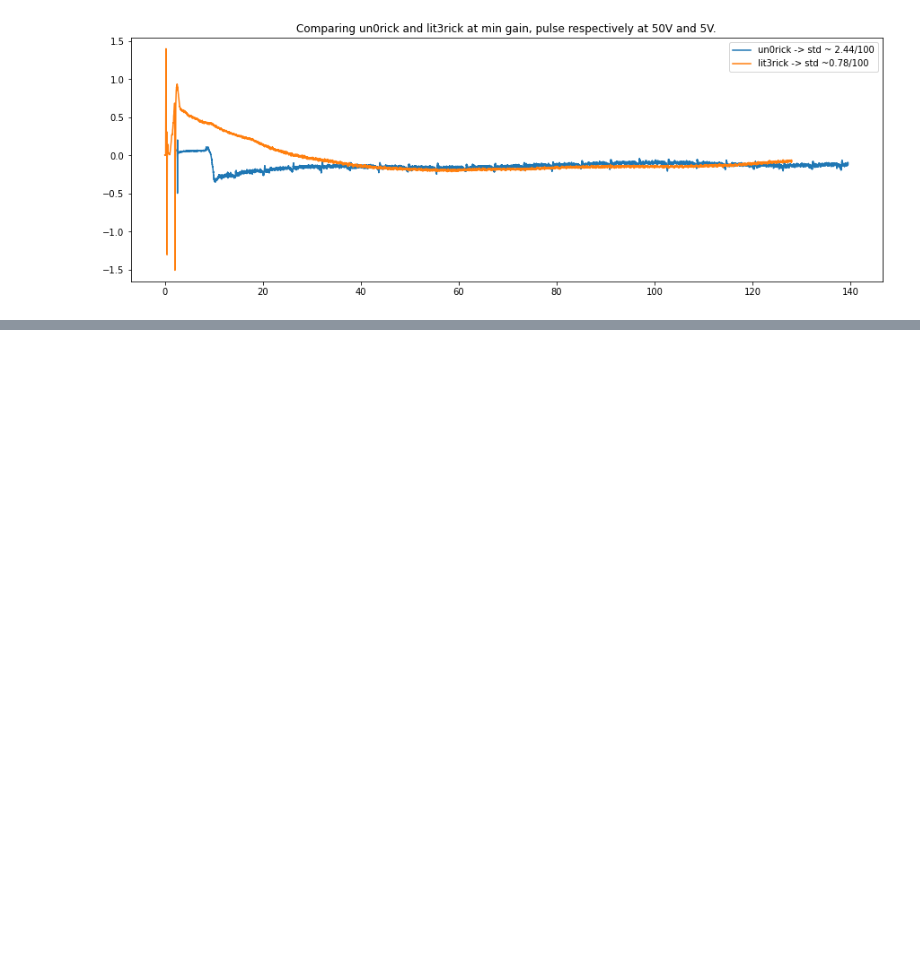
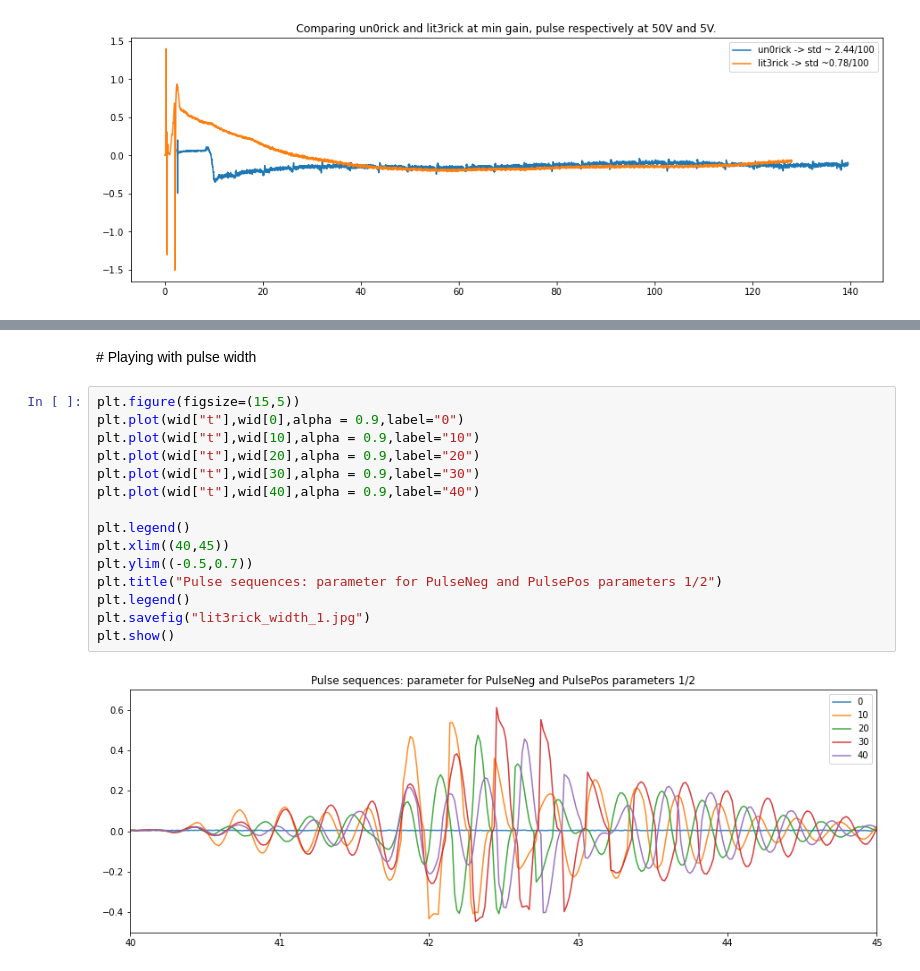
Before and after one commit to kelu124/lit3rick, a Jupyter notebook: sample_acqs/0.CompareAcqs.ipynb, the cells around one changed output, grey strips where cells are left out. Drawn from its saved outputs; the diff is of its cells as text; blank space fills up the shorter version.

```diff
--- a/sample_acqs/0.CompareAcqs.ipynb
+++ b/sample_acqs/0.CompareAcqs.ipynb
@@ -52,0 +89,19 @@ plt.show()
+# %% [markdown]
+# Playing with pulse width
+# %%
+plt.figure(figsize=(15,5))
+plt.plot(wid["t"],wid[0],alpha = 0.9,label="0")
+plt.plot(wid["t"],wid[10],alpha = 0.9,label="10")
+plt.plot(wid["t"],wid[20],alpha = 0.9,label="20")
+plt.plot(wid["t"],wid[30],alpha = 0.9,label="30")
+plt.plot(wid["t"],wid[40],alpha = 0.9,label="40")
+
+plt.legend()
+plt.xlim((40,45))
+plt.ylim((-0.5,0.7))
+plt.title("Pulse sequences: parameter for PulseNeg and PulsePos parameters 1/2")
+plt.legend()
+plt.savefig("lit3rick_width_1.jpg")
+plt.show()
+# %% [output]
+[figure, added]
```
Also changed, not shown: parts of 9 cells of this notebook, 7 other files.
